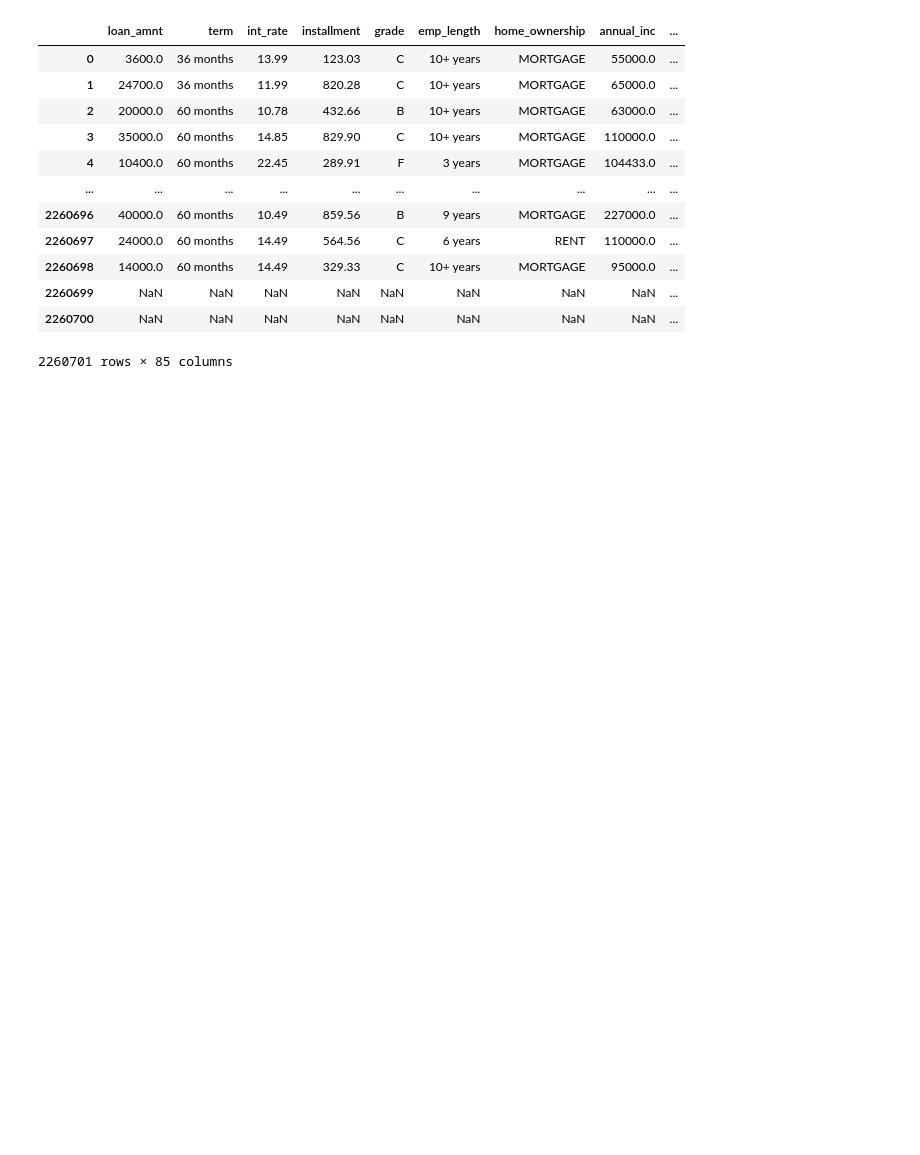
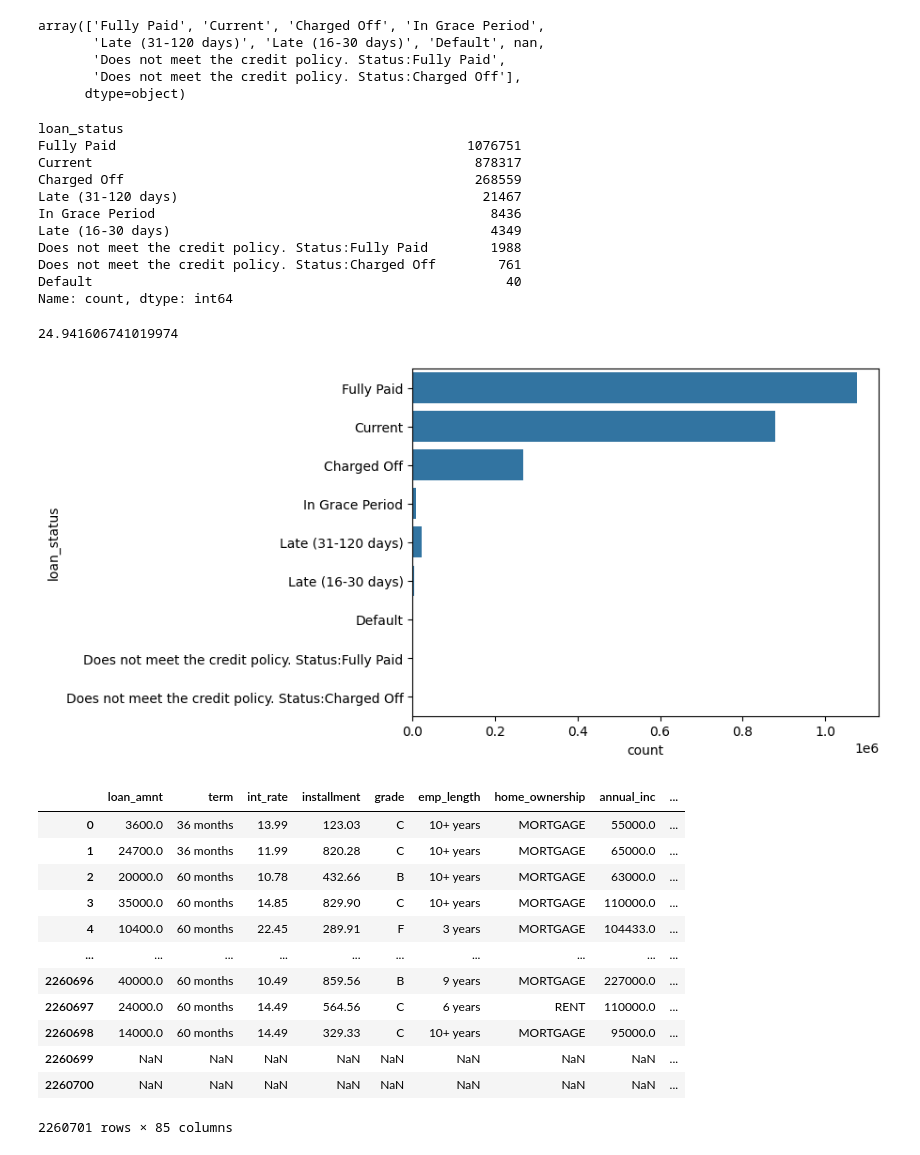
Before and after one commit to Zach-schwark/Honours-Research, a Jupyter notebook: Data/data_preprocessing.ipynb, the cells around one changed output. Drawn from its saved outputs; the diff is of its cells as text; code cells hidden in the pictures; blank space fills up the shorter version.

Commit message:
adhoc commit for report finalising: - add plot code - add graphs

```diff
--- a/Data/data_preprocessing.ipynb
+++ b/Data/data_preprocessing.ipynb
@@ -7,3 +7,7 @@ from sklearn.preprocessing import MinMaxScaler, KBinsDiscretizer
 import matplotlib.pyplot as plt
 import seaborn as sns
 import datetime
+# %%
+data = pd.read_csv("accepted_2007_to_2018Q4.csv", engine='c',low_memory=False)
+data.describe()
+display(data)
@@ -10,3 +63,31 @@ import datetime
+# %%
+# data unbalance assessment
+display(pd.unique(data['loan_status']))
+display(data['loan_status'].value_counts())
+sns.countplot(data['loan_status'])
+
+print((268559/1076751)*100)
+
+#discretise_data['loan_status'] = discretise_data['loan_status'].apply(lambda x: 'Fully Paid' if 'Fully Paid' in x else x)
+# %% [output]
+array(['Fully Paid', 'Current', 'Charged Off', 'In Grace Period',
+       'Late (31-120 days)', 'Late (16-30 days)', 'Default', nan,
+       'Does not meet the credit policy. Status:Fully Paid',
+       'Does not meet the credit policy. Status:Charged Off'],
+      dtype=object)
+loan_status
+Fully Paid                                             1076751
+Current                                                 878317
+Charged Off                                             268559
+Late (31-120 days)                                       21467
+In Grace Period                                           8436
+Late (16-30 days)                                         4349
+Does not meet the credit policy. Status:Fully Paid        1988
+Does not meet the credit policy. Status:Charged Off        761
+Default                                                     40
+Name: count, dtype: int64
+24.941606741019974
+[figure, added]
 # %%
 # import data
 data = pd.read_csv("accepted_2007_to_2018Q4.csv", engine='c',low_memory=False)
```
Also changed, not shown: parts of 8 cells of this notebook, 6 other files.
